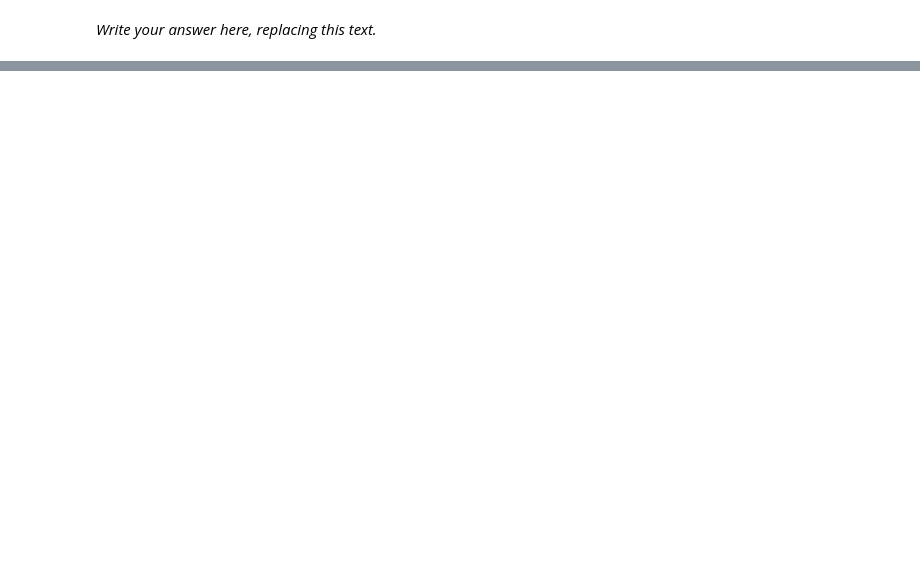
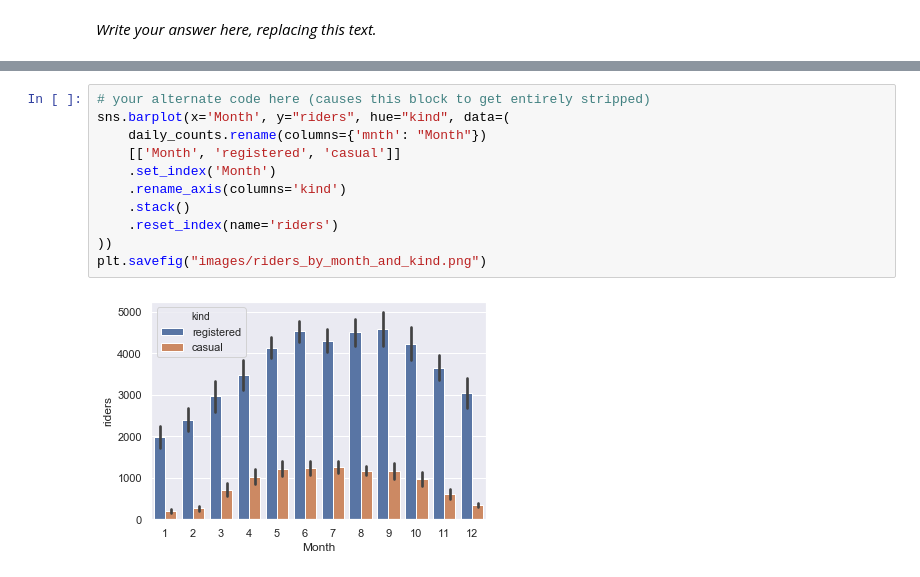
Before and after one commit to Calvin-Data-Science/data202, a Jupyter notebook: src/hw2/hw2_solutions.ipynb, the cells around one changed output, grey strips where cells are left out. Drawn from its saved outputs; the diff is of its cells as text; blank space fills up the shorter version.

```diff
--- a/src/hw2/hw2_solutions.ipynb
+++ b/src/hw2/hw2_solutions.ipynb
@@ -197,0 +235,13 @@ manual: true
+# %%
+# your alternate code here (causes this block to get entirely stripped)
+sns.barplot(x='Month', y="riders", hue="kind", data=(
+    daily_counts.rename(columns={'mnth': "Month"})
+    [['Month', 'registered', 'casual']]
+    .set_index('Month')
+    .rename_axis(columns='kind')
+    .stack()
+    .reset_index(name='riders')
+))
+plt.savefig("images/riders_by_month_and_kind.png")
+# %% [output]
+[figure, added]
```
Also changed, not shown: parts of 43 cells of this notebook, 7 other files.
